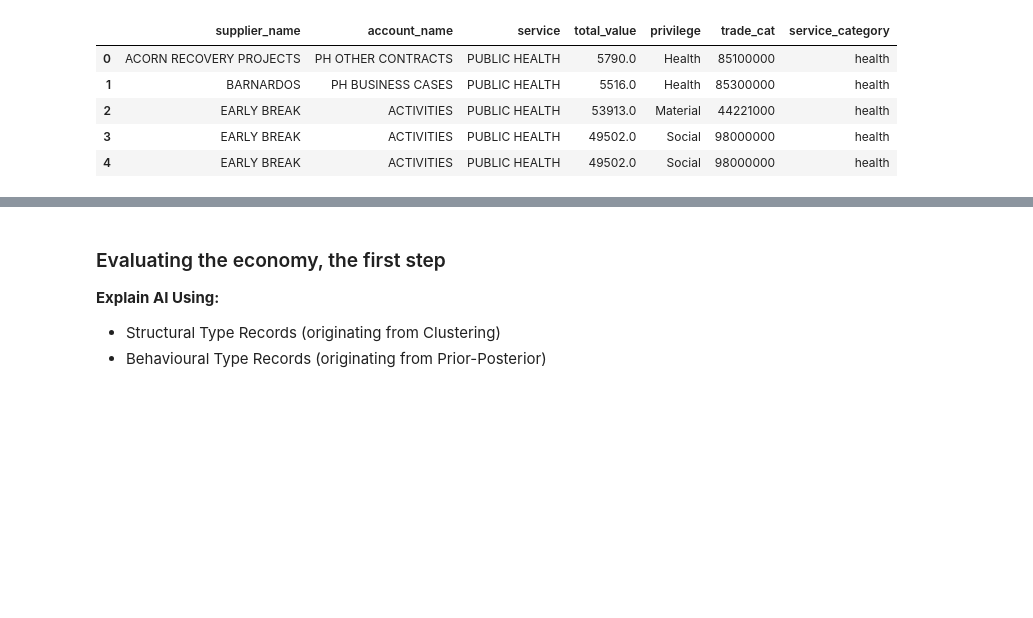
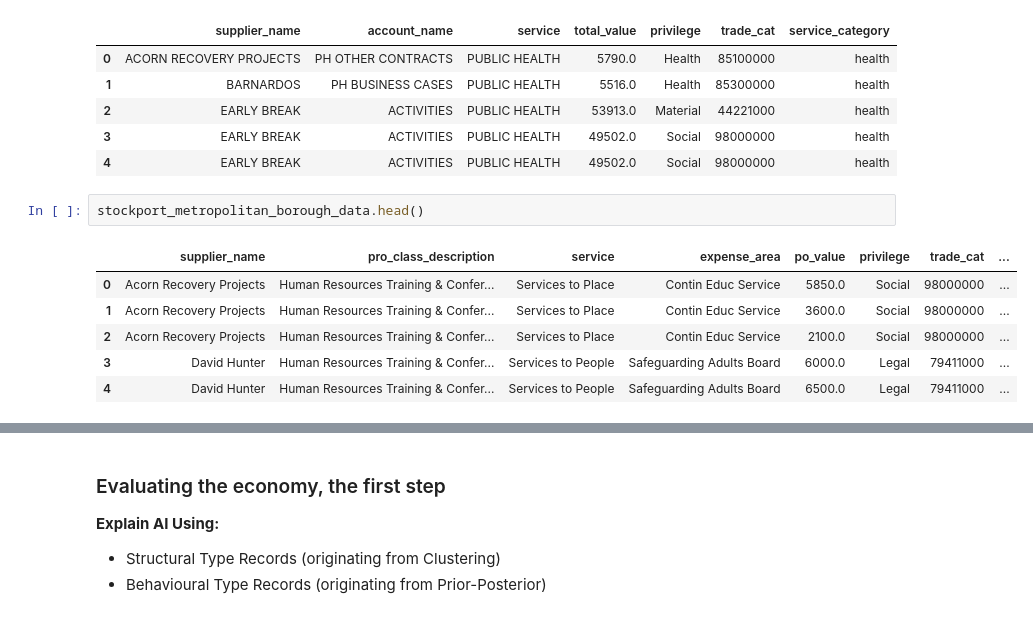
Before and after one commit to Journal-AI/privilege-networks, a Jupyter notebook: Privilege-Networks.ipynb, the cells around one changed output, grey strips where cells are left out. Saved outputs shown, nothing was run; the diff lists cells and outputs as text; blank space fills up the shorter version.

```diff
--- a/Privilege-Networks.ipynb
+++ b/Privilege-Networks.ipynb
@@ -43,4 +43,13 @@ rochdale_borough_data.head()
 | 2 | EARLY BREAK | ACTIVITIES | PUBLIC HEALTH | 53913.0 | Material | 44221000 | health |
 | 3 | EARLY BREAK | ACTIVITIES | PUBLIC HEALTH | 49502.0 | Social | 98000000 | health |
 | 4 | EARLY BREAK | ACTIVITIES | PUBLIC HEALTH | 49502.0 | Social | 98000000 | health |
+# %%
+stockport_metropolitan_borough_data.head()
+# %% [output]
+|  | supplier_name | pro_class_description | service | expense_area | po_value | privilege | trade_cat | ... |
+| 0 | Acorn Recovery Projects | Human Resources Training & Confer... | Services to Place | Contin Educ Service | 5850.0 | Social | 98000000 | ... |
+| 1 | Acorn Recovery Projects | Human Resources Training & Confer... | Services to Place | Contin Educ Service | 3600.0 | Social | 98000000 | ... |
+| 2 | Acorn Recovery Projects | Human Resources Training & Confer... | Services to Place | Contin Educ Service | 2100.0 | Social | 98000000 | ... |
+| 3 | David Hunter | Human Resources Training & Confer... | Services to People | Safeguarding Adults Board | 6000.0 | Legal | 79411000 | ... |
+| 4 | David Hunter | Human Resources Training & Confer... | Services to People | Safeguarding Adults Board | 6500.0 | Legal | 79411000 | ... |
 # %%
```
Also changed, not shown: parts of 10 cells of this notebook, 2 other files.
